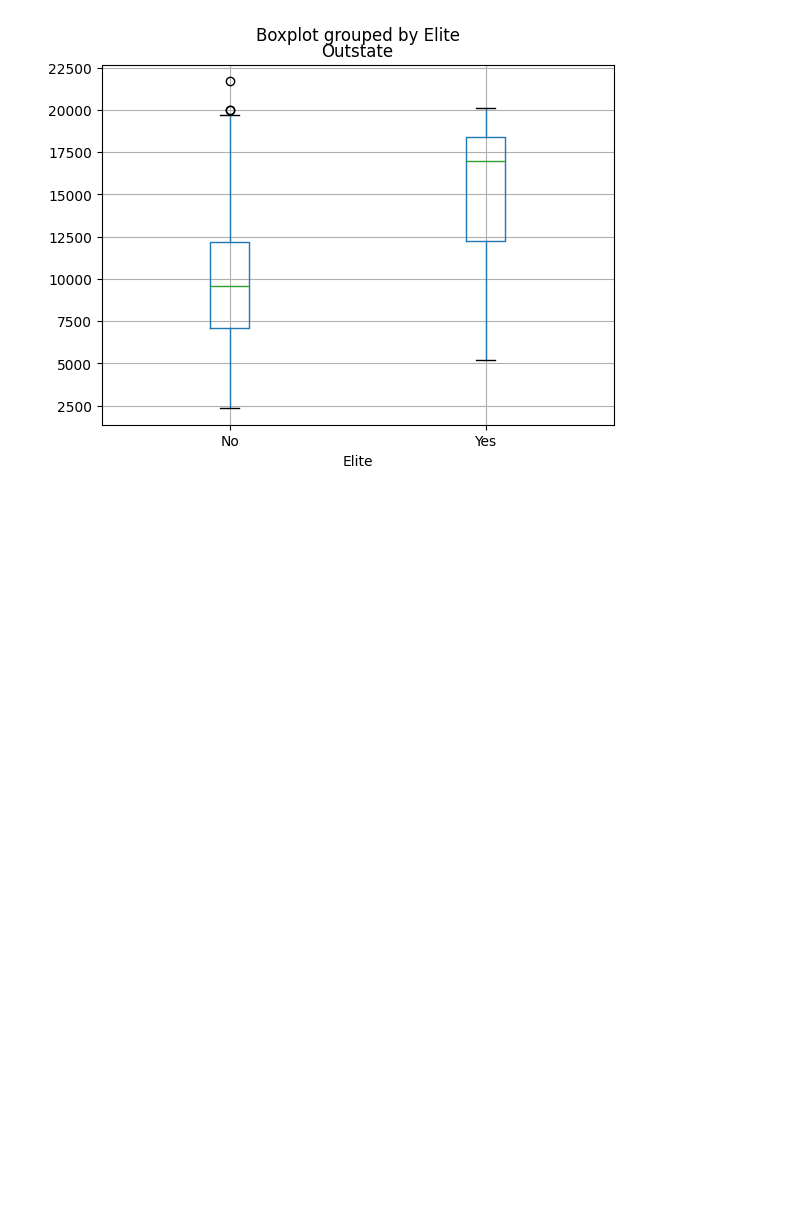
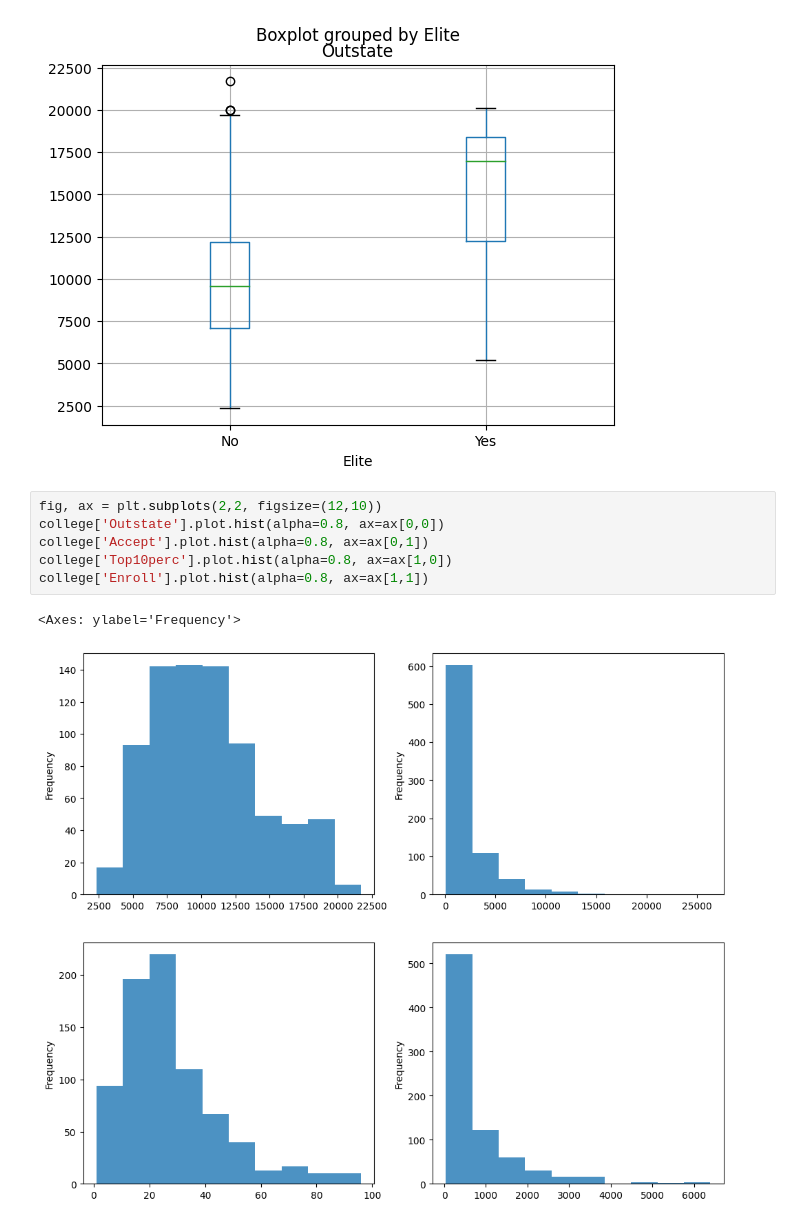
Before and after one commit to deusdevok/ISLP_Python, a Jupyter notebook: Chapter 2/Exercise8.ipynb, the cells around one changed output. Cells and saved outputs as stored; diff of their text form; blank space fills up the shorter version.

```diff
--- a/Chapter 2/Exercise8.ipynb
+++ b/Chapter 2/Exercise8.ipynb
@@ -141,3 +142,12 @@ college.boxplot('Outstate', by='Elite')
 # %% [output]
 <Axes: title={'center': 'Outstate'}, xlabel='Elite'>
 [figure]
+# %%
+fig, ax = plt.subplots(2,2, figsize=(12,10))
+college['Outstate'].plot.hist(alpha=0.8, ax=ax[0,0])
+college['Accept'].plot.hist(alpha=0.8, ax=ax[0,1])
+college['Top10perc'].plot.hist(alpha=0.8, ax=ax[1,0])
+college['Enroll'].plot.hist(alpha=0.8, ax=ax[1,1])
+# %% [output]
+<Axes: ylabel='Frequency'>
+[figure, added]
```
Also changed, not shown: parts of 1 cell of this notebook.
